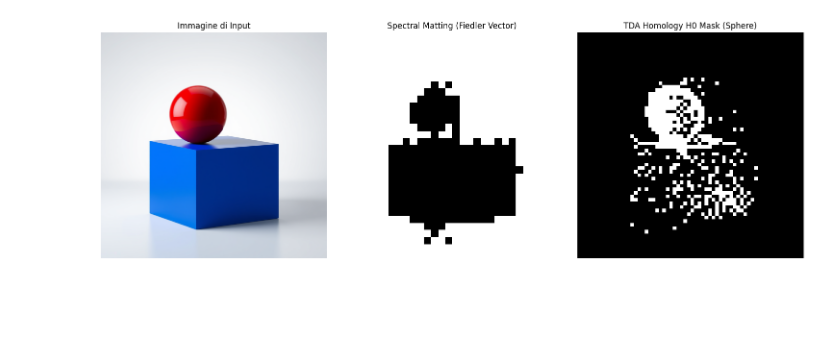
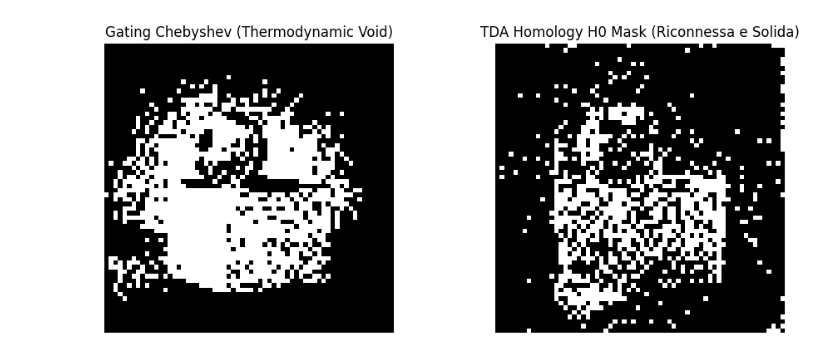
Before and after one commit to PtrTella/FlowStitch, a Jupyter notebook: notebooks/Master_Thesis_Walkthrough.ipynb, the cells around one changed output. Saved outputs shown, nothing was run; the diff lists cells and outputs as text; code cells hidden in the pictures; blank space fills up the shorter version.

```diff
--- a/notebooks/Master_Thesis_Walkthrough.ipynb
+++ b/notebooks/Master_Thesis_Walkthrough.ipynb
@@ -118,0 +177,12 @@ Il calcolo dell'omologia $H_0$ raggruppa i vettori di velocità coerenti tramite
+# %%
+v0_mag_2d = torch.norm(v0_velocity, p=2, dim=-1).view(64, 64)
+mu = v0_mag_2d.mean()
+sig = v0_mag_2d.std()
+tau = mu + 0.5 * sig
+hollow_donut = (v0_mag_2d > tau).float().numpy()
+
+plt.figure(figsize=(5, 5))
+plt.imshow(hollow_donut, cmap='gray')
+plt.title('Fallimento: Thermodynamic Void (Maschera Cava)')
+plt.axis('off')
+plt.show()
@@ -119,26 +194,20 @@ Il calcolo dell'omologia $H_0$ raggruppa i vettori di velocità coerenti tramite
 # %%
 from flowstitch.extraction.tda_mask import extract_tda_mask
 
-# 3.1 Estrazione della maschera topologica TDA per il token 'sphere' (indice 10)
-token_attn_sphere = attn_features[0, :, 10].unsqueeze(0).unsqueeze(-1)  # Token 10 = 'sphere'
-tda_mask_sphere = extract_tda_mask(v0_velocity, token_attn_sphere, threshold_metric=0.5, min_pixels=5)
-tda_mask_2d = tda_mask_sphere.view(64, 64).float().numpy()
+token_attn_sphere_head = attn_features[0, :, 11].unsqueeze(0).unsqueeze(-1)
+tda_mask_sphere = extract_tda_mask(v0_velocity, token_attn_sphere_head, threshold_metric=0.5, min_pixels=5)
+tda_mask_sphere_2d = tda_mask_sphere.view(64, 64).float().numpy()
 
-# 3.2 Plot delle tre maschere a confronto
-fig, axes = plt.subplots(1, 3, figsize=(15, 5))
-axes[0].imshow(img)
-axes[0].set_title('Immagine di Input')
+fig, axes = plt.subplots(1, 2, figsize=(10, 4))
+axes[0].imshow(hollow_donut, cmap='gray')
+axes[0].set_title('Gating Chebyshev (Thermodynamic Void)')
 axes[0].axis('off')
 
-axes[1].imshow(mask_final.float().numpy(), cmap='gray')
-axes[1].set_title('Spectral Matting (Fiedler Vector)')
+axes[1].imshow(tda_mask_sphere_2d, cmap='gray')
+axes[1].set_title('TDA Homology H0 Mask (Riconnessa e Solida)')
 axes[1].axis('off')
-
-axes[2].imshow(tda_mask_2d, cmap='gray')
-axes[2].set_title('TDA Homology H0 Mask (Sphere)')
-axes[2].axis('off')
 
 plt.tight_layout()
 plt.show()
 # %% [output]
-[figure, old version]
+[figure, new version]
```
Also changed, not shown: parts of 26 cells of this notebook, 23 other files.
